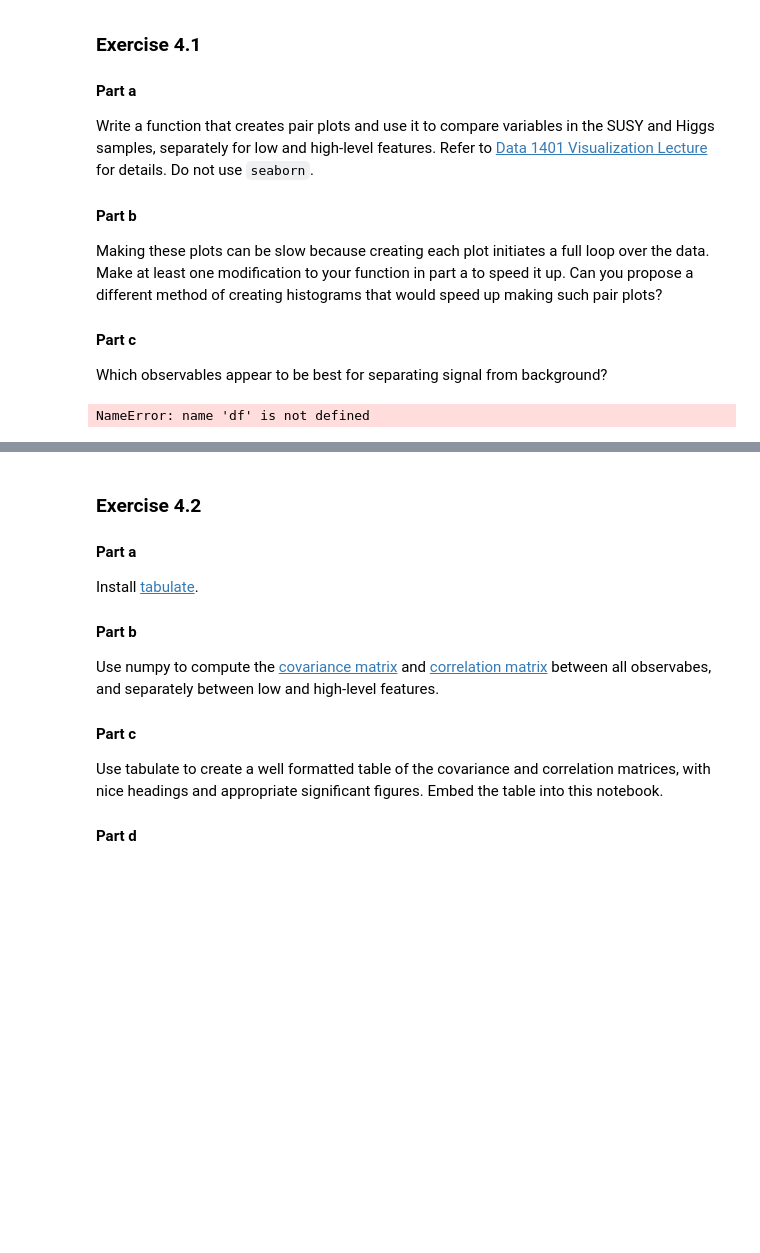
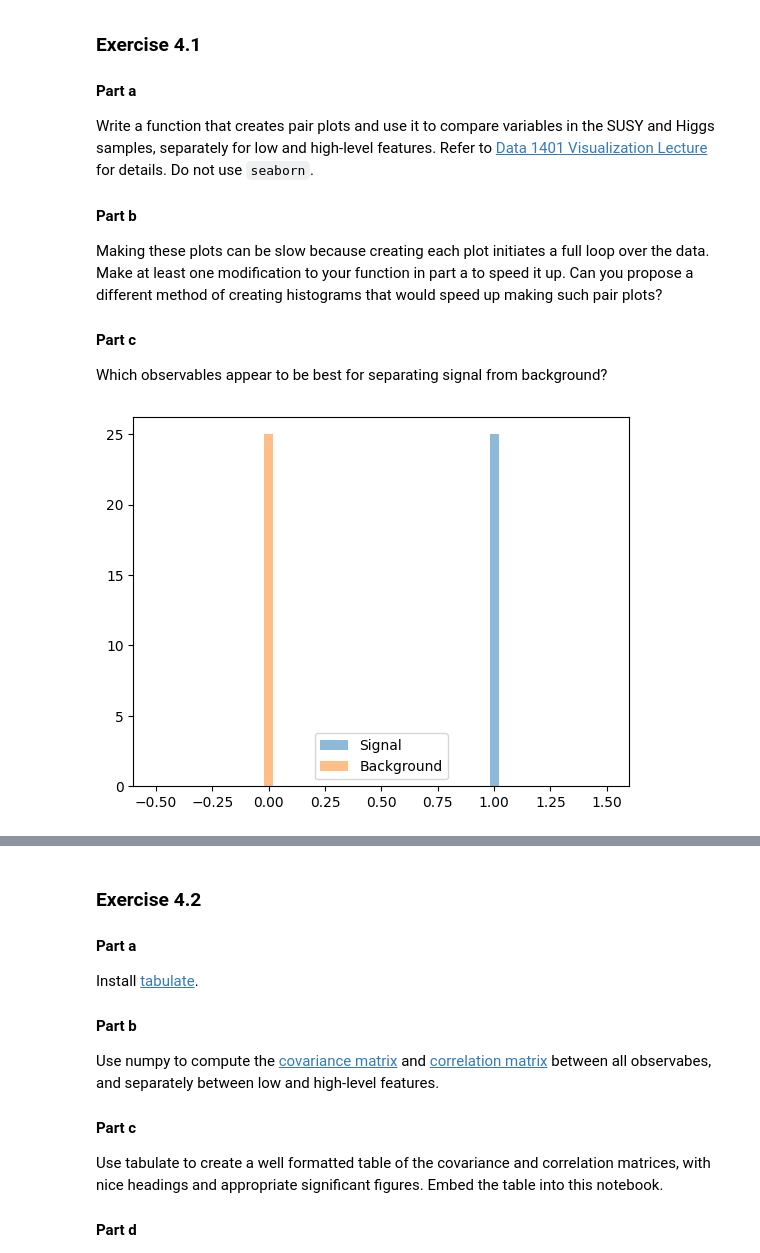
Before and after one commit to efazHossain/DATA-3402-efazh, a Jupyter notebook: Labs/Lab.5/Lab.5.ipynb, the cells around one changed output, grey strips where cells are left out. Drawn from its saved outputs; the diff is of its cells as text; code cells hidden in the pictures; blank space fills up the shorter version.

```diff
--- a/Labs/Lab.5/Lab.5.ipynb
+++ b/Labs/Lab.5/Lab.5.ipynb
@@ -183,13 +182,12 @@ Making these plots can be slow because creating each plot initiates a full loop
 #### Part c
 Which observables appear to be best for separating signal from background?
 # %%
-def pair_plots(df,column,selections,**kwargs):
-    for label.selection in selections.items():
-        _=plt.hist(df[selection][column],label = label, **kwargs)
+def compare_plots(df,column_name,selections,**kwargs):
+    for label,selection in selections.items():
+        _=plt.hist(df[selection][column_name],label=label,**kwargs)
     _=plt.legend()
-
-######
-selections = df[2:]
-pair_plots(df,"signal",{"Signal":selections==0, "Background":selections!=0},alpha = 0.5, density = 1, bins = 25)
+#running plots
+sel_dict = {"Signal":df["signal"]!=0, "Background":df["signal"]==0}
+compare_plots(df,"signal",sel_dict,alpha=0.5, density=1, bins=25)
 # %% [output]
-NameError: name 'df' is not defined
+[figure, added]
```
Also changed, not shown: parts of 8 cells of this notebook.
